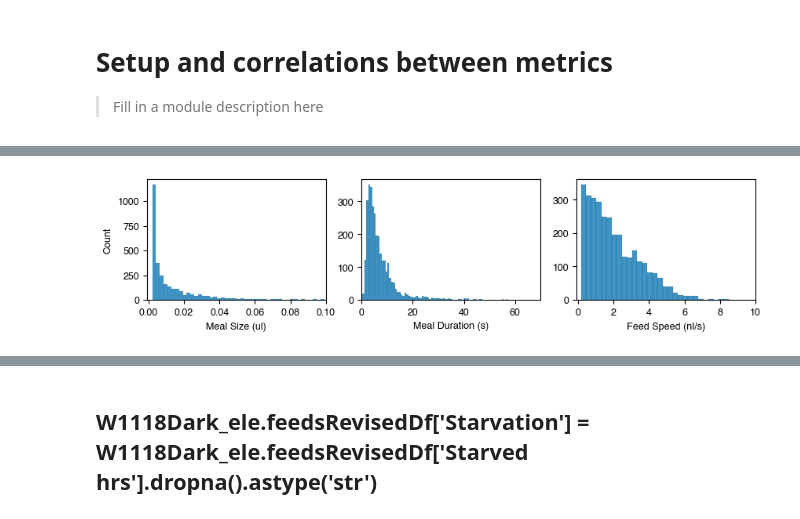
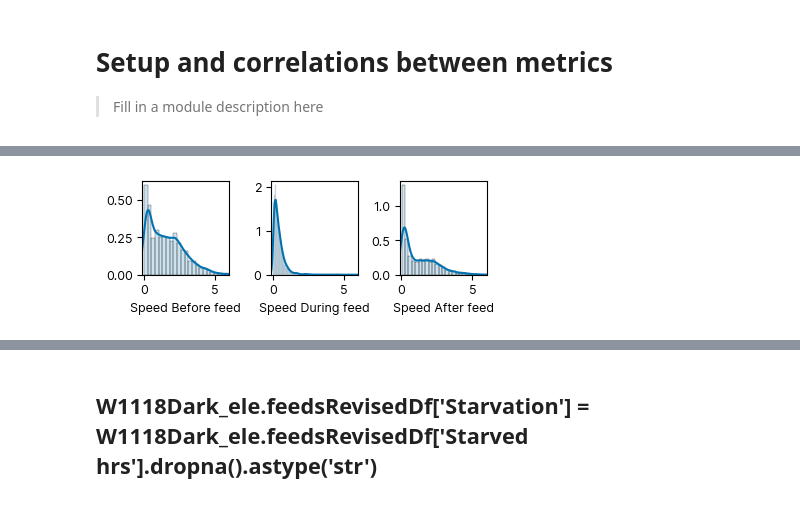
Before and after one commit to sangyu/Holophenotype5HT, a Jupyter notebook: nbs/01_Figures/01_Setup.ipynb, the cells around one changed output, grey strips where cells are left out. Saved outputs shown, nothing was run; the diff lists cells and outputs as text; code cells hidden in the pictures.

```diff
--- a/nbs/01_Figures/01_Setup.ipynb
+++ b/nbs/01_Figures/01_Setup.ipynb
@@ -104,22 +141,28 @@ KeyError: 'Starved_hr'
 # %%
-setFont('Helvetica', 9)
+setFont('inter', 9)
 f, axes = plt.subplots(1, 3)
-f.set_size_inches(10, 2)
-setFont('Helvetica', 9)
+f.set_size_inches(4, 1.6)
+setFont('inter', 9)
 
-sns.histplot(W1118Dark_ele.feedsRevisedDf['FeedVol_µl'], ax = axes[0])
-axes[0].set_xlim(-0.001, 0.1)
-axes[0].set_xlabel('Meal Size (ul)')
+sns.histplot(W1118Dark_ele.feedsRevisedDf['120beforeFeedSpeed_mm/s'], ax = axes[0], stat = 'density', alpha = .2)
+sns.kdeplot(W1118Dark_ele.feedsRevisedDf['120beforeFeedSpeed_mm/s'], ax = axes[0])
+axes[0].set_xlim(-0.1, 6)
+axes[0].set_ylabel('')
+axes[0].set_xlabel('Speed Before feed')
 
-sns.histplot(W1118Dark_ele.feedsRevisedDf['FeedDuration_s'], ax = axes[1])
-axes[1].set_xlim(-0.01, 70)
+sns.histplot(W1118Dark_ele.feedsRevisedDf['duringFeedSpeed_mm/s'], ax = axes[1], stat = 'density', alpha = .2)
+sns.kdeplot(W1118Dark_ele.feedsRevisedDf['duringFeedSpeed_mm/s'], ax = axes[1])
+axes[1].set_xlim(-0.1, 6)
 axes[1].set_ylabel('')
-axes[1].set_xlabel('Meal Duration (s)')
+axes[1].set_xlabel('Speed During feed')
 
-sns.histplot(W1118Dark_ele.feedsRevisedDf['FeedSpeed_nl/s'], ax = axes[2])
-axes[2].set_xlim(-0.1, 10)
+
+sns.histplot(W1118Dark_ele.feedsRevisedDf['120afterFeedSpeed_mm/s'], ax = axes[2], stat = 'density', alpha = .2)
+sns.kdeplot(W1118Dark_ele.feedsRevisedDf['120afterFeedSpeed_mm/s'], ax = axes[2])
+axes[2].set_xlim(-0.1, 6)
 axes[2].set_ylabel('')
-axes[2].set_xlabel('Feed Speed (nl/s)')
-f.savefig(W1118Dark_ele.outputFolder+'/hists.svg', bbox_inches='tight', pad_inches=0)
+axes[2].set_xlabel('Speed After feed')
+f.tight_layout()
+f.savefig(W1118Dark_ele.outputFolder+'/histsSpeeds.svg', bbox_inches='tight', pad_inches=0)
 # %% [output]
-[figure, old version]
+[figure, new version]
```
Also changed, not shown: parts of 22 cells of this notebook, 3 other files.
